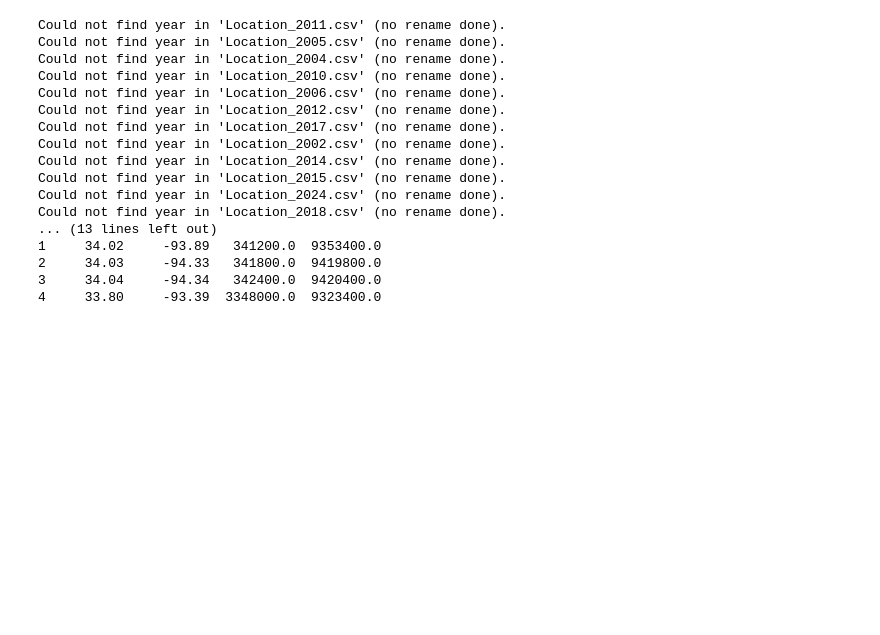
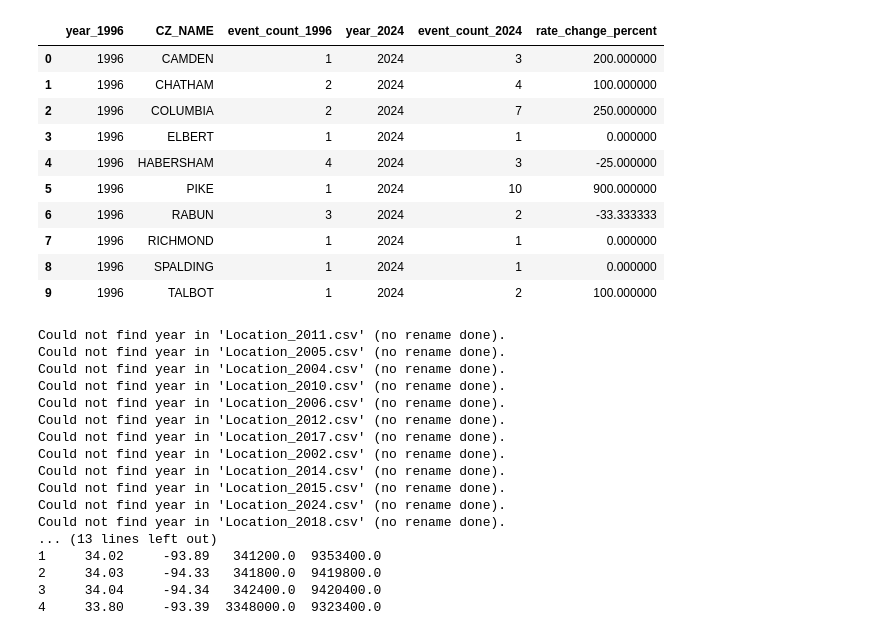
Before and after one commit to paranxia919/Deforestration-and-Flooding-in-GA, a Jupyter notebook: StormData RoC Cla.ipynb, the cells around one changed output. Saved outputs shown, nothing was run; the diff lists cells and outputs as text; code cells hidden in the pictures; blank space fills up the shorter version.

```diff
--- a/StormData RoC Cla.ipynb
+++ b/StormData RoC Cla.ipynb
@@ -73,0 +64,9 @@ After:
+# %%
+selected_storm_df = selected_storm_df[["YEAR", "EVENT_ID", "CZ_NAME", "STATE","EVENT_TYPE", "BEGIN_DATE_TIME", "END_DATE_TIME"]]
+selected_storm_df = selected_storm_df[
+    ((selected_storm_df["EVENT_TYPE"] == "Flood") |
+     (selected_storm_df["EVENT_TYPE"] == "Flash Flood") |
+     (selected_storm_df["EVENT_TYPE"] == "Coastal Flood")) &
+    (selected_storm_df["STATE"] == "GEORGIA")
+]
+selected_storm_df.head()
@@ -73,0 +80,9 @@ After:
+# %%
+
+selected_storm_df["year"] = pd.to_datetime(selected_storm_df["BEGIN_DATE_TIME"], errors="coerce").dt.year
+
+# Group by 'year' and 'CZ_NAME' and count the number of events (using EVENT_ID)
+event_counts = selected_storm_df.groupby(["year", "CZ_NAME"], as_index=False)["EVENT_ID"].count()
+event_counts.rename(columns={"EVENT_ID": "event_count"}, inplace=True)
+
+print(event_counts)
@@ -73,0 +104,22 @@ After:
+# %%
+count_1996 = event_counts[event_counts["year"] == 1996]
+count_2024 = event_counts[event_counts["year"] == 2024]
+
+merged_counts = pd.merge(count_1996, count_2024, on="CZ_NAME", suffixes=("_1996", "_2024"))
+
+merged_counts["rate_change_percent"] = ((merged_counts["event_count_2024"] - merged_counts["event_count_1996"]) /
+                                          merged_counts["event_count_1996"]) * 100
+
+merged_counts
+# %% [output]
+|  | year_1996 | CZ_NAME | event_count_1996 | year_2024 | event_count_2024 | rate_change_percent |
+| 0 | 1996 | CAMDEN | 1 | 2024 | 3 | 200.000000 |
+| 1 | 1996 | CHATHAM | 2 | 2024 | 4 | 100.000000 |
+| 2 | 1996 | COLUMBIA | 2 | 2024 | 7 | 250.000000 |
+| 3 | 1996 | ELBERT | 1 | 2024 | 1 | 0.000000 |
+| 4 | 1996 | HABERSHAM | 4 | 2024 | 3 | -25.000000 |
+| 5 | 1996 | PIKE | 1 | 2024 | 10 | 900.000000 |
+| 6 | 1996 | RABUN | 3 | 2024 | 2 | -33.333333 |
+| 7 | 1996 | RICHMOND | 1 | 2024 | 1 | 0.000000 |
+| 8 | 1996 | SPALDING | 1 | 2024 | 1 | 0.000000 |
+| 9 | 1996 | TALBOT | 1 | 2024 | 2 | 100.000000 |
```
Also changed, not shown: parts of 14 cells of this notebook, 2 other files.
